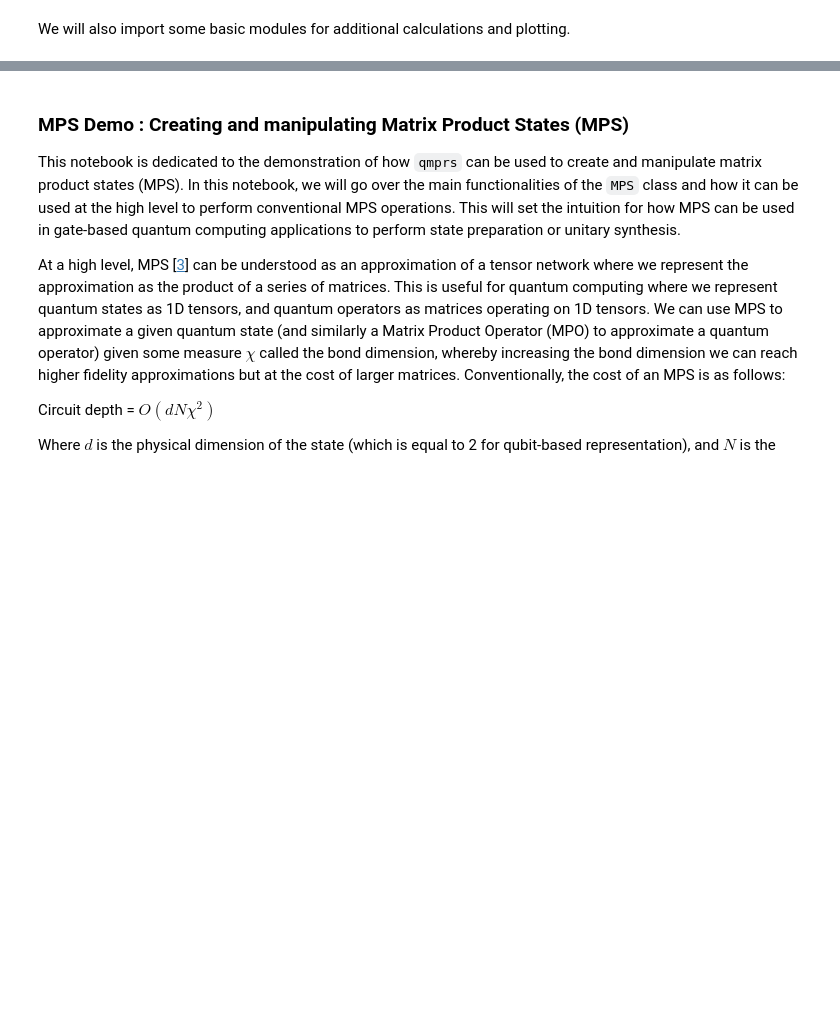
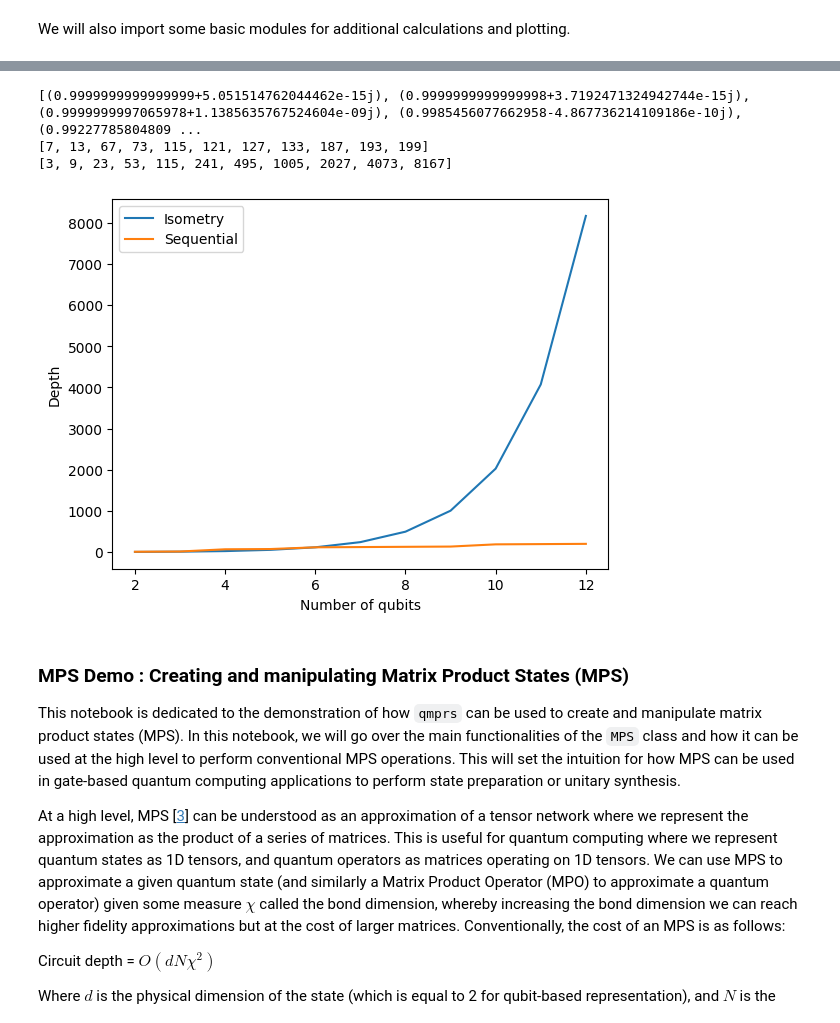
Before and after one commit to Qualition/qmprs, a Jupyter notebook: notebooks/Creating and Manipulating MPS.ipynb, the cells around one changed output, grey strips where cells are left out. Saved outputs shown, nothing was run; the diff lists cells and outputs as text; code cells hidden in the pictures; blank space fills up the shorter version.

```diff
--- a/notebooks/Creating and Manipulating MPS.ipynb
+++ b/notebooks/Creating and Manipulating MPS.ipynb
@@ -23,3 +104,21 @@ from tqdm import tqdm
+# %%
+print(sequential_fidelities)
+print(sequential_depths)
+print(isometry_depths)
+
+plt.plot(range(2, 13), isometry_depths, label="Isometry")
+plt.plot(range(2, 13), sequential_depths, label="Sequential")
+
+plt.xlabel("Number of qubits")
+plt.ylabel("Depth")
+
+plt.legend()
+plt.show()
+# %% [output]
+[(0.9999999999999999+5.051514762044462e-15j), (0.9999999999999998+3.7192471324942744e-15j), (0.9999999997065978+1.1385635767524604e-09j), (0.9985456077662958-4.867736214109186e-10j), (0.99227785804809 ...
+[7, 13, 67, 73, 115, 121, 127, 133, 187, 193, 199]
+[3, 9, 23, 53, 115, 241, 495, 1005, 2027, 4073, 8167]
+[figure, added]
 # %% [markdown]
 ### MPS Demo : Creating and manipulating Matrix Product States (MPS)
 
```
Also changed, not shown: parts of 15 cells of this notebook, 12 other files.
